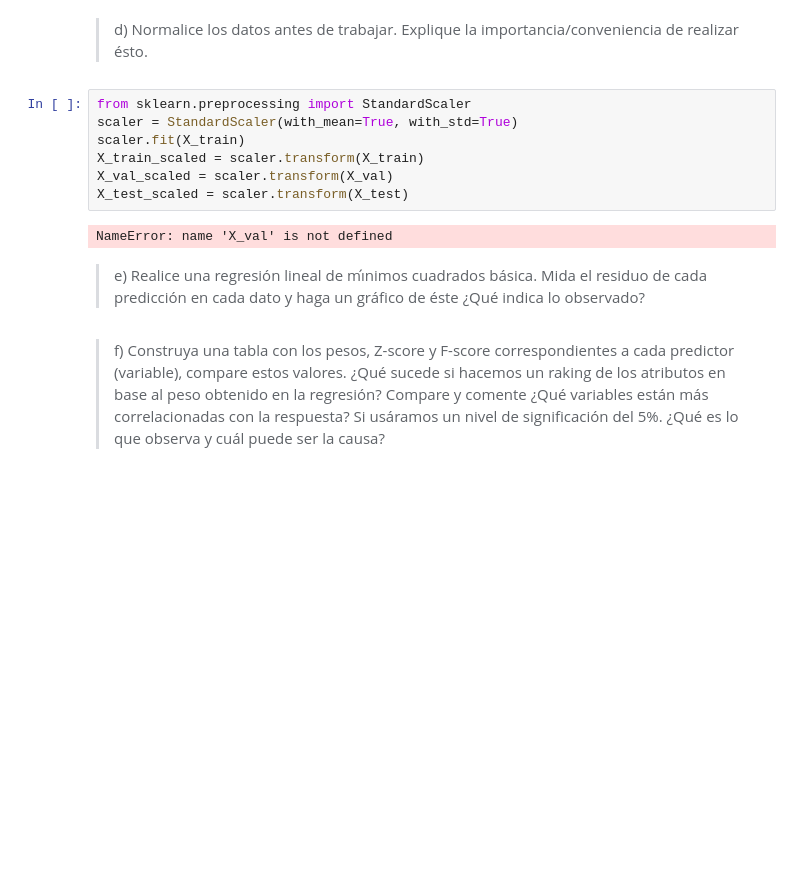
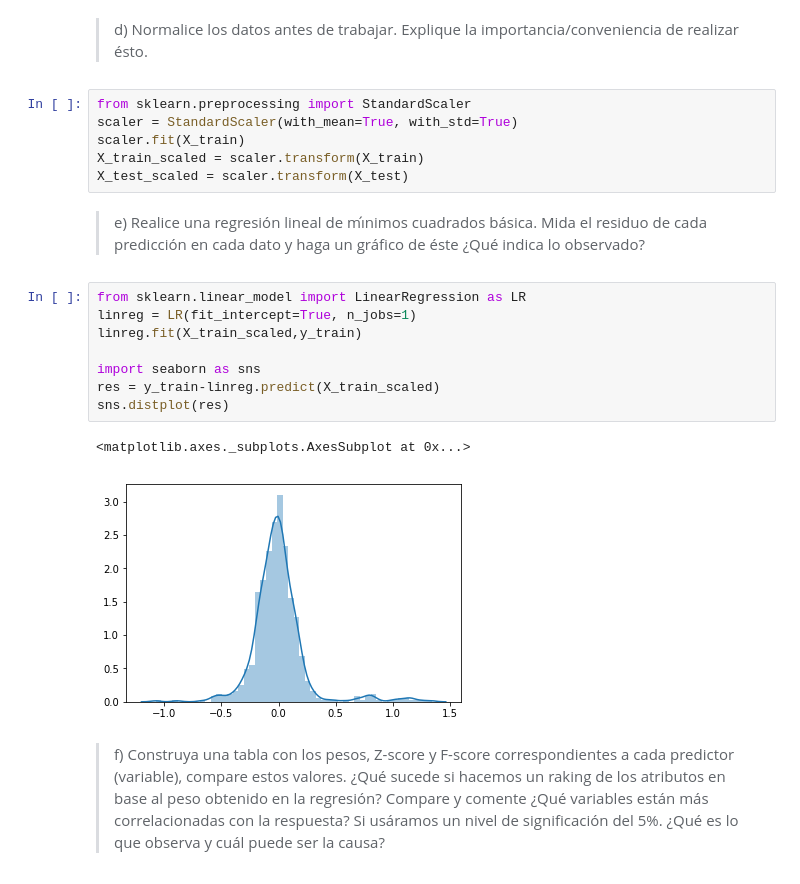
Before and after one commit to LeMythedeSisyphe/MachineLearning-Tarea1, a Jupyter notebook: Tarea 1.ipynb, the cells around one changed output. Drawn from its saved outputs; the diff is of its cells as text; blank space fills up the shorter version.

```diff
--- a/Tarea 1.ipynb
+++ b/Tarea 1.ipynb
@@ -117,12 +95,20 @@ from sklearn.preprocessing import StandardScaler
 scaler = StandardScaler(with_mean=True, with_std=True)
 scaler.fit(X_train)
 X_train_scaled = scaler.transform(X_train)
-X_val_scaled = scaler.transform(X_val)
 X_test_scaled = scaler.transform(X_test)
-# %% [output]
-NameError: name 'X_val' is not defined
 # %% [markdown]
 > e) Realice una regresión lineal de mı́nimos cuadrados básica. Mida el residuo de cada predicción en cada dato y haga un gráfico de éste ¿Qué indica lo observado?
+# %%
+from sklearn.linear_model import LinearRegression as LR
+linreg = LR(fit_intercept=True, n_jobs=1)
+linreg.fit(X_train_scaled,y_train)
+
+import seaborn as sns
+res = y_train-linreg.predict(X_train_scaled)
+sns.distplot(res)
+# %% [output]
+<matplotlib.axes._subplots.AxesSubplot at 0x...>
+[figure, added]
 # %% [markdown]
 > f) Construya una tabla con los pesos, Z-score y F-score correspondientes a cada predictor (variable), compare estos valores. ¿Qué sucede si hacemos un raking de los atributos en base al peso obtenido en la regresión? Compare y comente ¿Qué variables están más correlacionadas con la respuesta? Si usáramos un nivel de significación del 5%. ¿Qué es lo que observa y cuál puede ser la causa?
 # %% [markdown]
```
Also changed, not shown: parts of 2 cells of this notebook.
